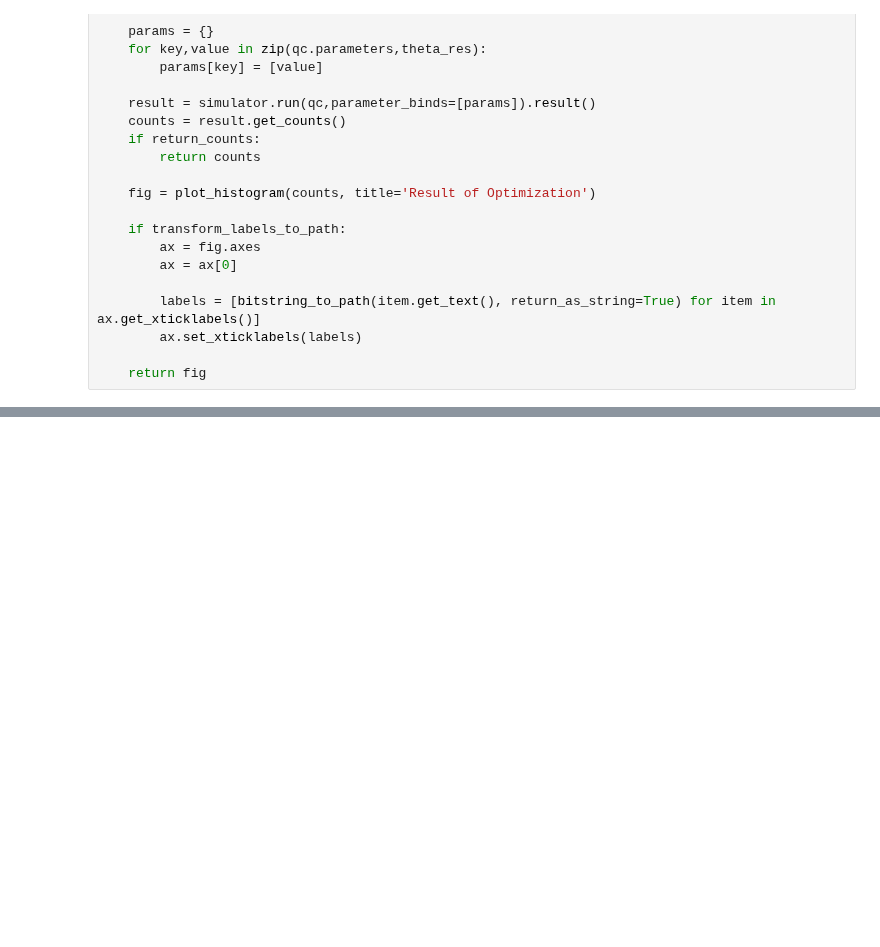
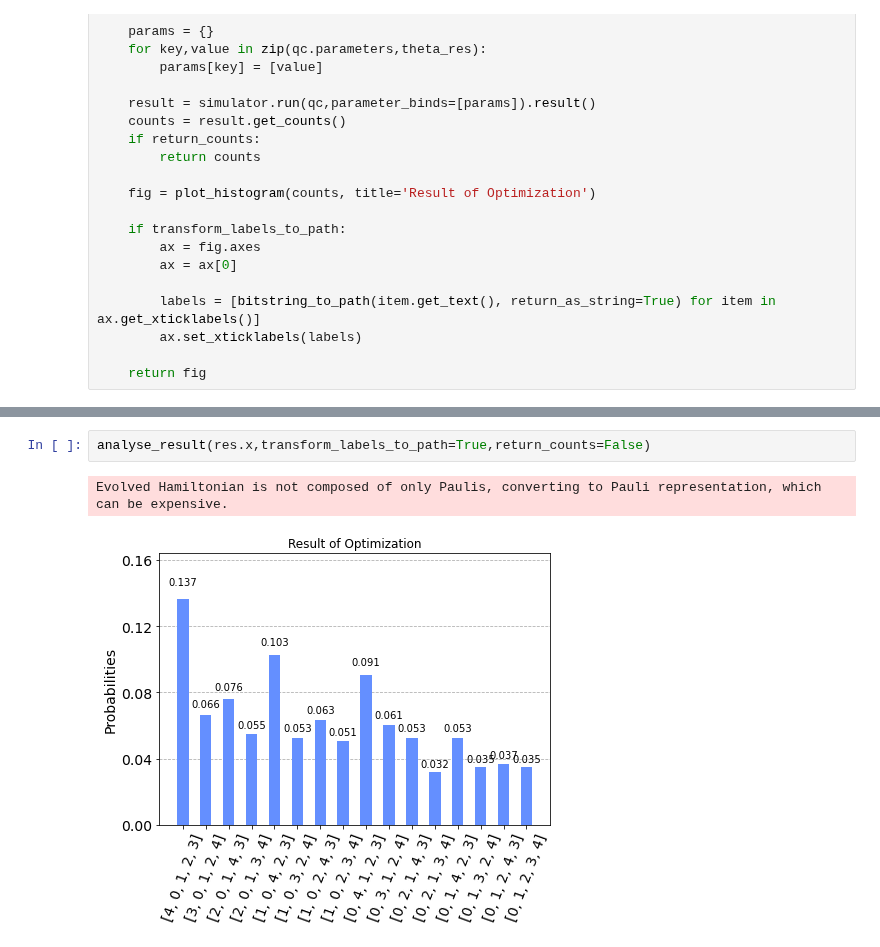
Before and after one commit to simondobers/quantum_alternating_operator, a Jupyter notebook: Untitled.ipynb, the cells around one changed output, grey strips where cells are left out. Cells and saved outputs as stored; diff of their text form; blank space fills up the shorter version.

```diff
--- a/Untitled.ipynb
+++ b/Untitled.ipynb
@@ -133,3 +134,8 @@ res
+# %%
+analyse_result(res.x,transform_labels_to_path=True,return_counts=False)
+# %% [output]
+Evolved Hamiltonian is not composed of only Paulis, converting to Pauli representation, which can be expensive.
+[figure, added]
 # %%
 for key, val in analyse_result(res.x,transform_labels_to_path=False,return_counts=True).items():
     if val>1:
```
Also changed, not shown: parts of 23 cells of this notebook, 1 other file.
